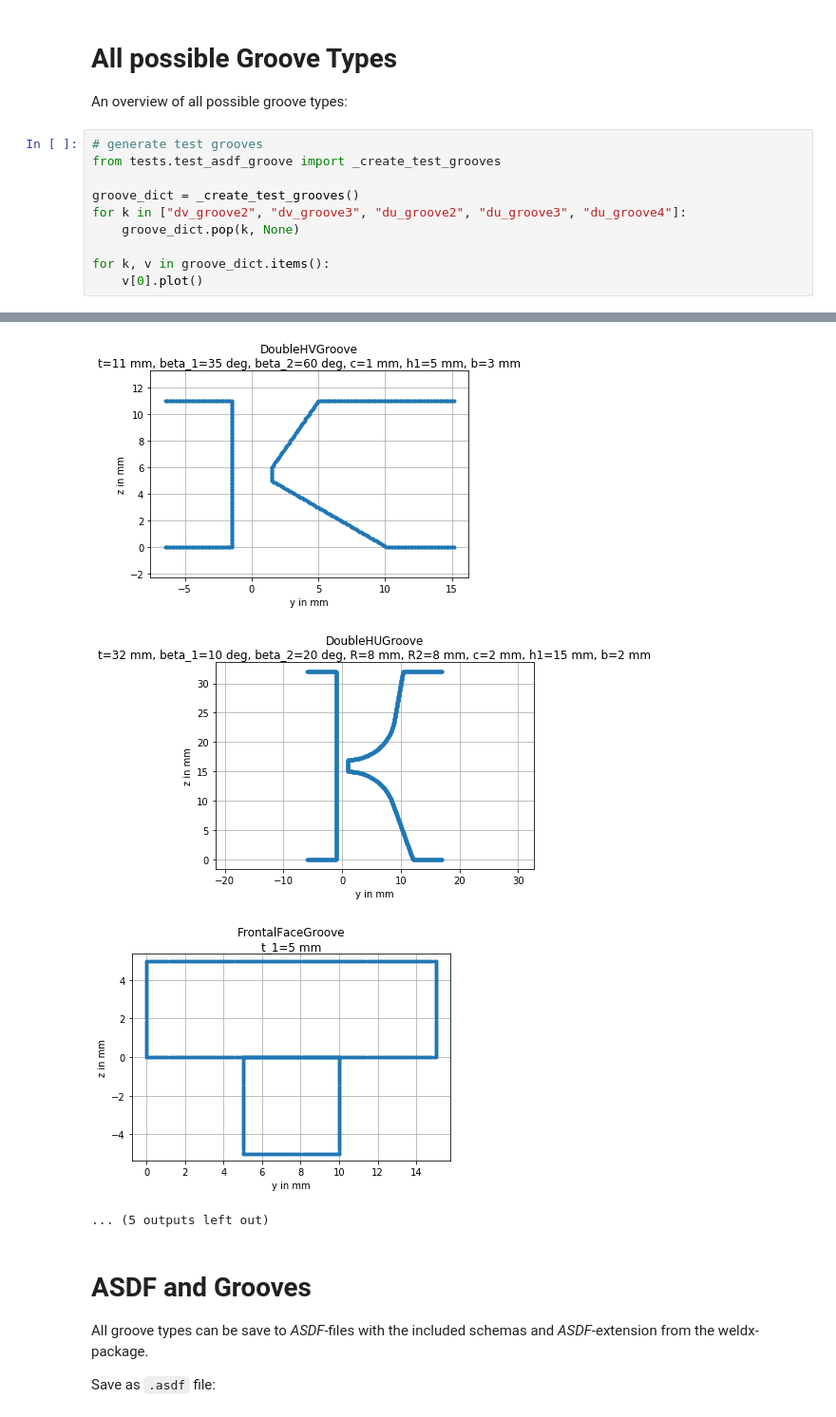
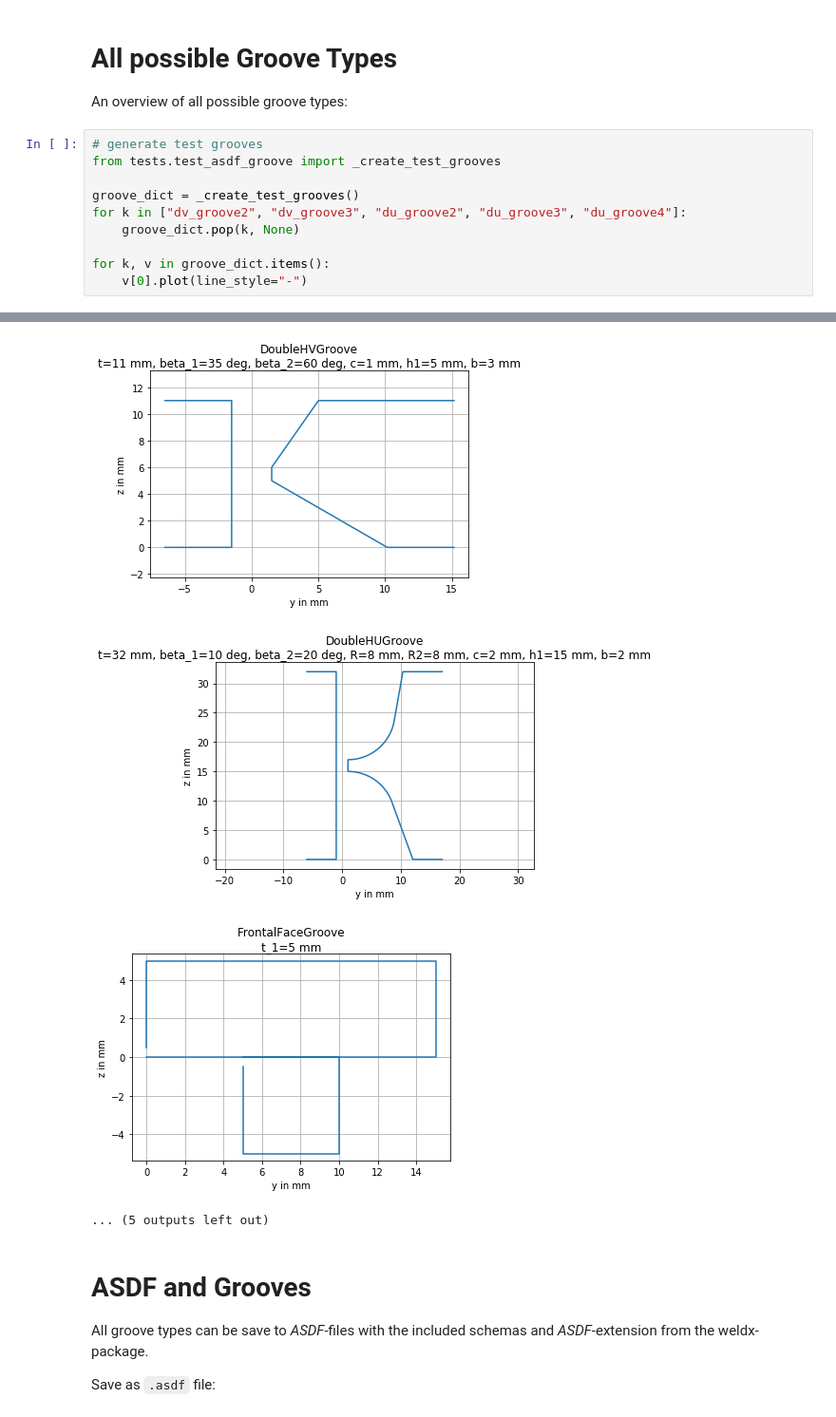
Before and after one commit to BAMWelDX/weldx, a Jupyter notebook: tutorials/groove_types_01.ipynb, the cells around one changed output, grey strips where cells are left out. Shown at 95% size. Cells and saved outputs as stored; diff of their text form.

Commit message:
small changes to rasterize functions and plotting

```diff
--- a/tutorials/groove_types_01.ipynb
+++ b/tutorials/groove_types_01.ipynb
@@ -115,5 +128,5 @@ for k in ["dv_groove2", "dv_groove3", "du_groove2", "du_groove3", "du_groove4"]:
     groove_dict.pop(k, None)
 
 for k, v in groove_dict.items():
-    v[0].plot()
+    v[0].plot(line_style="-")
 # %% [output]
@@ -129,6 +142,6 @@ for k, v in groove_dict.items():
-[figure, old version]
+[figure, new version]
-[figure, old version]
+[figure, new version]
-[figure, old version]
+[figure, new version]
 ... (5 outputs left out)
 # %% [markdown]
 # ASDF and Grooves
```
Also changed, not shown: parts of 4 cells of this notebook, 2 other files.
